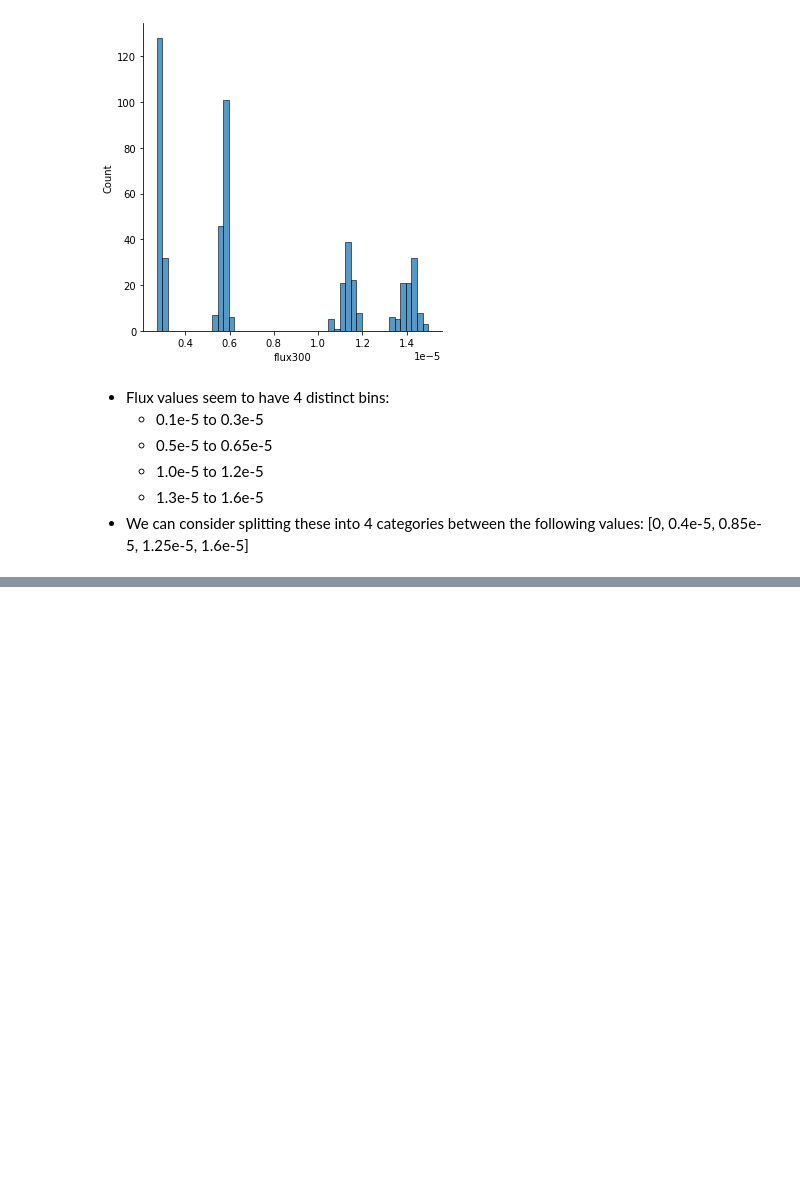
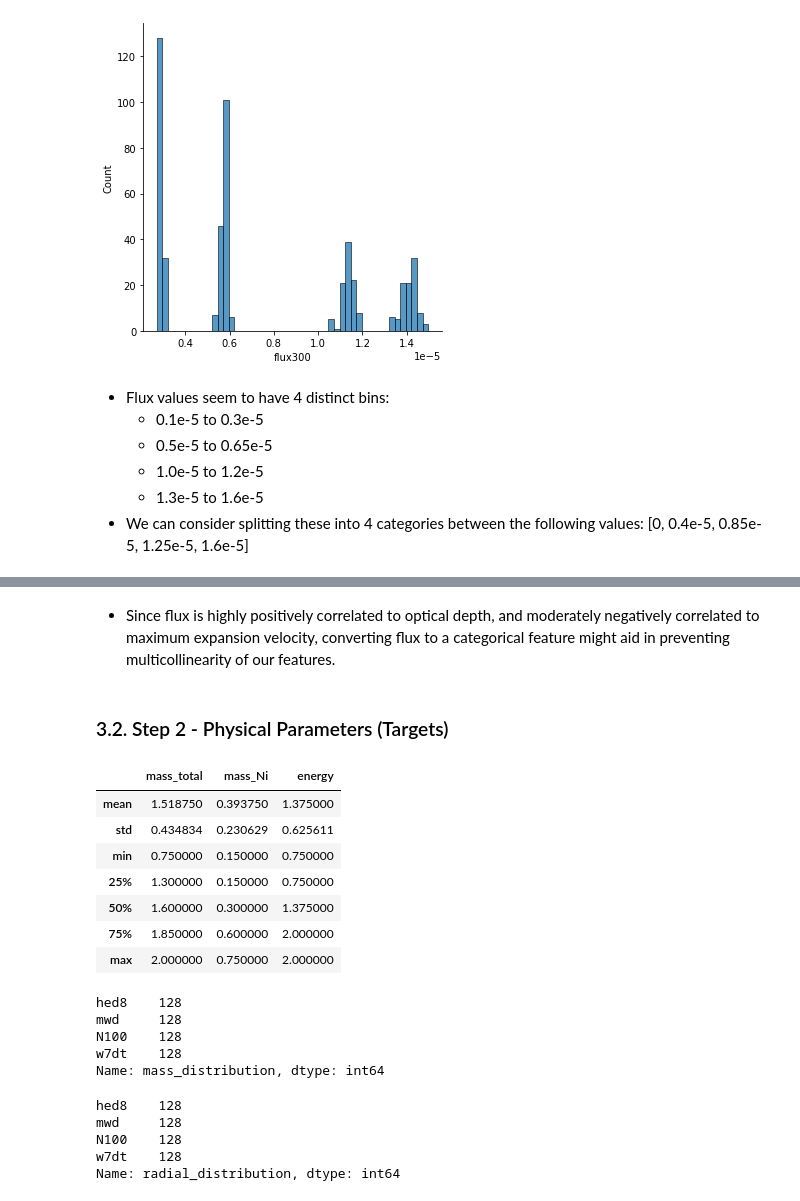
Before and after one commit to themattonthefloor/LOX, a Jupyter notebook: notebooks/student_evaluation.ipynb, the cells around one changed output, grey strips where cells are left out. Cells and saved outputs as stored; diff of their text form; code cells hidden in the pictures; blank space fills up the shorter version.

```diff
--- a/notebooks/student_evaluation.ipynb
+++ b/notebooks/student_evaluation.ipynb
@@ -167,0 +163,35 @@ plt.show()
+# %% [markdown]
+- Since flux is highly positively correlated to optical depth, and moderately negatively correlated to maximum expansion velocity, converting flux to a categorical feature might aid in preventing multicollinearity of our features.
+# %% [markdown]
+### 3.2. Step 2 - Physical Parameters (Targets)
+# %%
+# Show column statistics since all physical parameters that are numerical
+df_phy = df.loc[:,colnames_physical]
+df_phy.describe().iloc[1:]
+# %% [output]
+|  | mass_total | mass_Ni | energy |
+| mean | 1.518750 | 0.393750 | 1.375000 |
+| std | 0.434834 | 0.230629 | 0.625611 |
+| min | 0.750000 | 0.150000 | 0.750000 |
+| 25% | 1.300000 | 0.150000 | 0.750000 |
+| 50% | 1.600000 | 0.300000 | 1.375000 |
+| 75% | 1.850000 | 0.600000 | 2.000000 |
+| max | 2.000000 | 0.750000 | 2.000000 |
+# %%
+# Counts of mass distributions
+df_phy.mass_distribution.value_counts()
+# %% [output]
+hed8    128
+mwd     128
+N100    128
+w7dt    128
+Name: mass_distribution, dtype: int64
+# %%
+# Counts of radial distributions
+df_phy.radial_distribution.value_counts()
+# %% [output]
+hed8    128
+mwd     128
+N100    128
+w7dt    128
+Name: radial_distribution, dtype: int64
```
Also changed, not shown: parts of 12 cells of this notebook.
